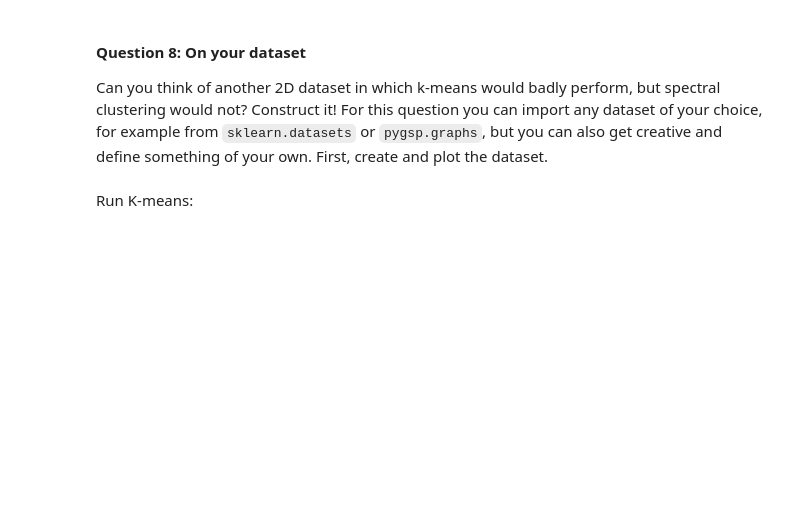
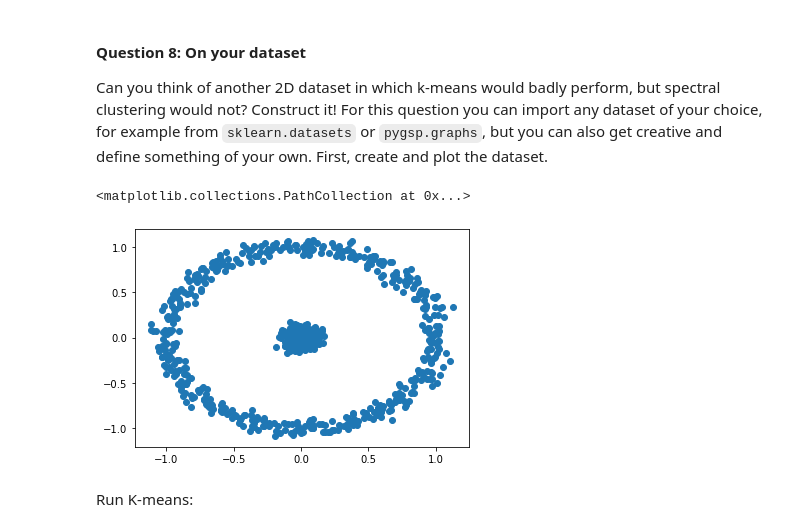
Before and after one commit to Sytta/ntds_2019, a Jupyter notebook: assignments/2_learning_with_graphs.ipynb, the cells around one changed output. Saved outputs shown, nothing was run; the diff lists cells and outputs as text; code cells hidden in the pictures; blank space fills up the shorter version.

```diff
--- a/assignments/2_learning_with_graphs.ipynb
+++ b/assignments/2_learning_with_graphs.ipynb
@@ -275,2 +272,10 @@ For this question you can import any dataset of your choice, for example from `s
+# %%
+# Your code here
+from sklearn.datasets.samples_generator import make_circles
+X_, y_ = make_circles(n_samples=1000, noise=.05, factor=0.05, random_state=0)
+plt.scatter(X_[:,0], X_[:,1])
+# %% [output]
+<matplotlib.collections.PathCollection at 0x...>
+[figure, added]
 # %% [markdown]
 Run K-means:
```
Also changed, not shown: parts of 34 cells of this notebook.
